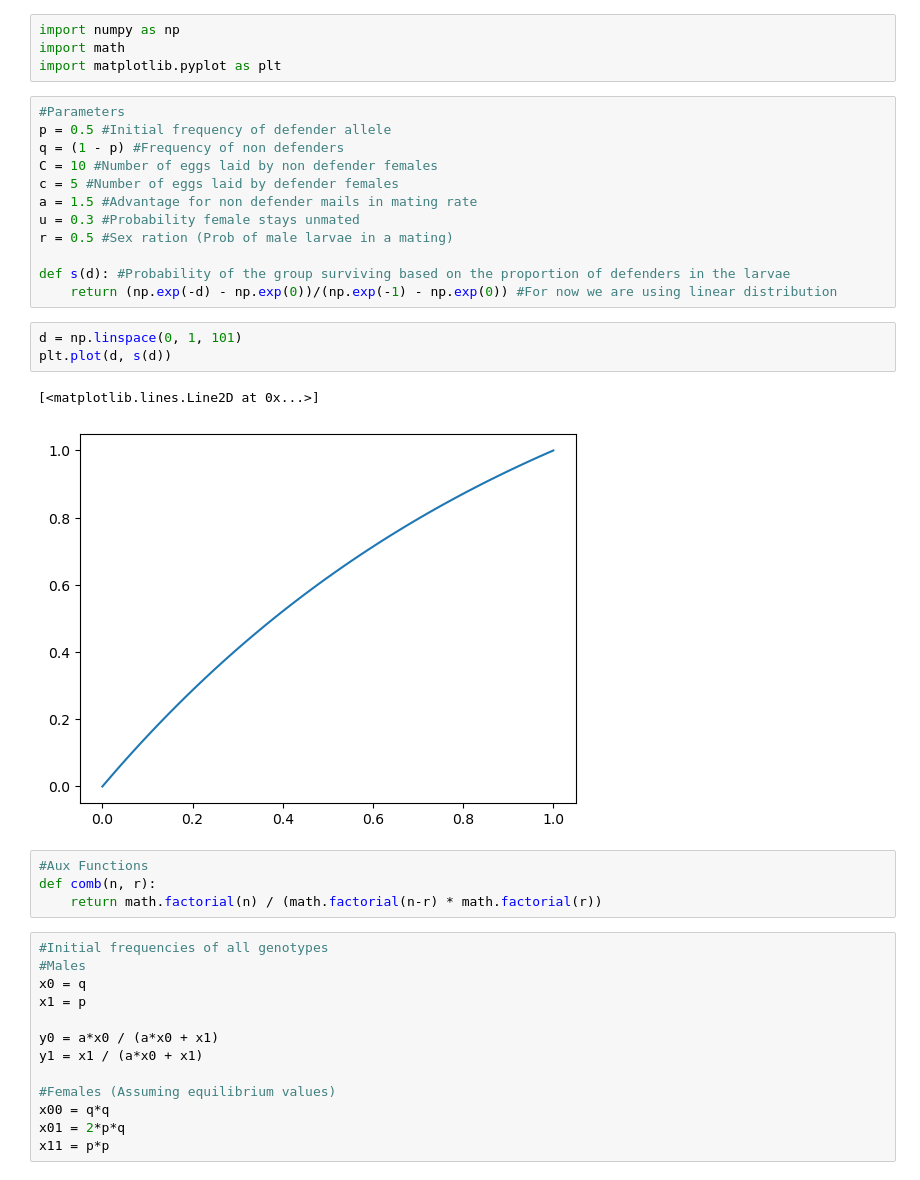
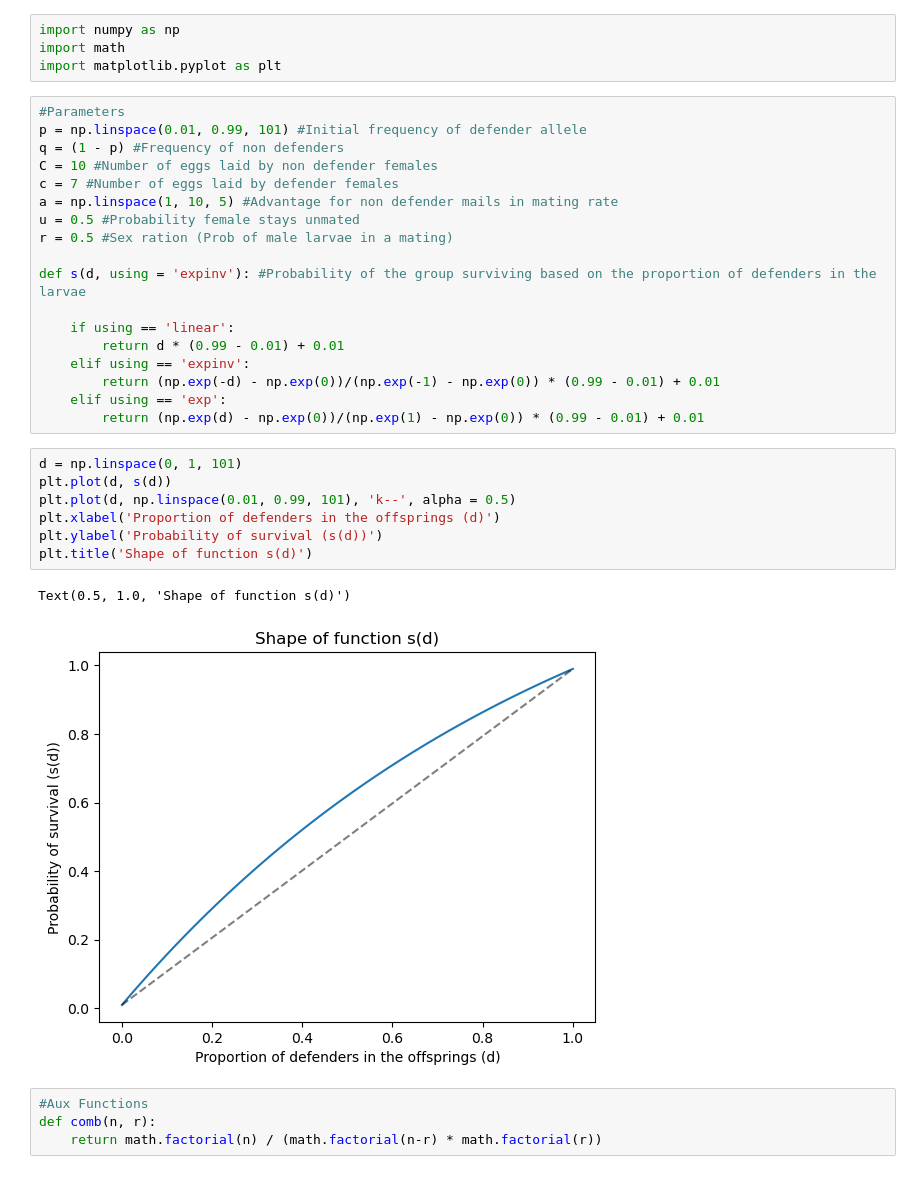
Before and after one commit to AbhayGupta115/PineSawflyModel, a Jupyter notebook: model.ipynb, the cells around one changed output. Saved outputs shown, nothing was run; the diff lists cells and outputs as text.

```diff
--- a/model.ipynb
+++ b/model.ipynb
@@ -4,38 +4,35 @@ import math
 import matplotlib.pyplot as plt
 # %%
 #Parameters
-p = 0.5 #Initial frequency of defender allele
+p = np.linspace(0.01, 0.99, 101) #Initial frequency of defender allele
 q = (1 - p) #Frequency of non defenders
 C = 10 #Number of eggs laid by non defender females
-c = 5 #Number of eggs laid by defender females
-a = 1.5 #Advantage for non defender mails in mating rate
-u = 0.3 #Probability female stays unmated
+c = 7 #Number of eggs laid by defender females
+a = np.linspace(1, 10, 5) #Advantage for non defender mails in mating rate
+u = 0.5 #Probability female stays unmated
 r = 0.5 #Sex ration (Prob of male larvae in a mating)
 
-def s(d): #Probability of the group surviving based on the proportion of defenders in the larvae
-    return (np.exp(-d) - np.exp(0))/(np.exp(-1) - np.exp(0)) #For now we are using linear distribution
+def s(d, using = 'expinv'): #Probability of the group surviving based on the proportion of defenders in the larvae
+
+    if using == 'linear':
+        return d * (0.99 - 0.01) + 0.01
+    elif using == 'expinv':
+        return (np.exp(-d) - np.exp(0))/(np.exp(-1) - np.exp(0)) * (0.99 - 0.01) + 0.01
+    elif using == 'exp':
+        return (np.exp(d) - np.exp(0))/(np.exp(1) - np.exp(0)) * (0.99 - 0.01) + 0.01
-# %%
-d = np.linspace(0, 1, 101)
-plt.plot(d, s(d))
-# %% [output]
-[<matplotlib.lines.Line2D at 0x...>]
-[figure, removed]
+# %%
+d = np.linspace(0, 1, 101)
+plt.plot(d, s(d))
+plt.plot(d, np.linspace(0.01, 0.99, 101), 'k--', alpha = 0.5)
+plt.xlabel('Proportion of defenders in the offsprings (d)')
+plt.ylabel('Probability of survival (s(d))')
+plt.title('Shape of function s(d)')
+# %% [output]
+Text(0.5, 1.0, 'Shape of function s(d)')
+[figure, added]
 # %%
 #Aux Functions
 def comb(n, r):
     return math.factorial(n) / (math.factorial(n-r) * math.factorial(r))
-# %%
-#Initial frequencies of all genotypes
-#Males
-x0 = q
-x1 = p
-
-y0 = a*x0 / (a*x0 + x1)
-y1 = x1 / (a*x0 + x1)
-
-#Females (Assuming equilibrium values)
-x00 = q*q
-x01 = 2*p*q
-x11 = p*p
 # %%
 #Non matings
```
Also changed, not shown: parts of 6 cells of this notebook.
